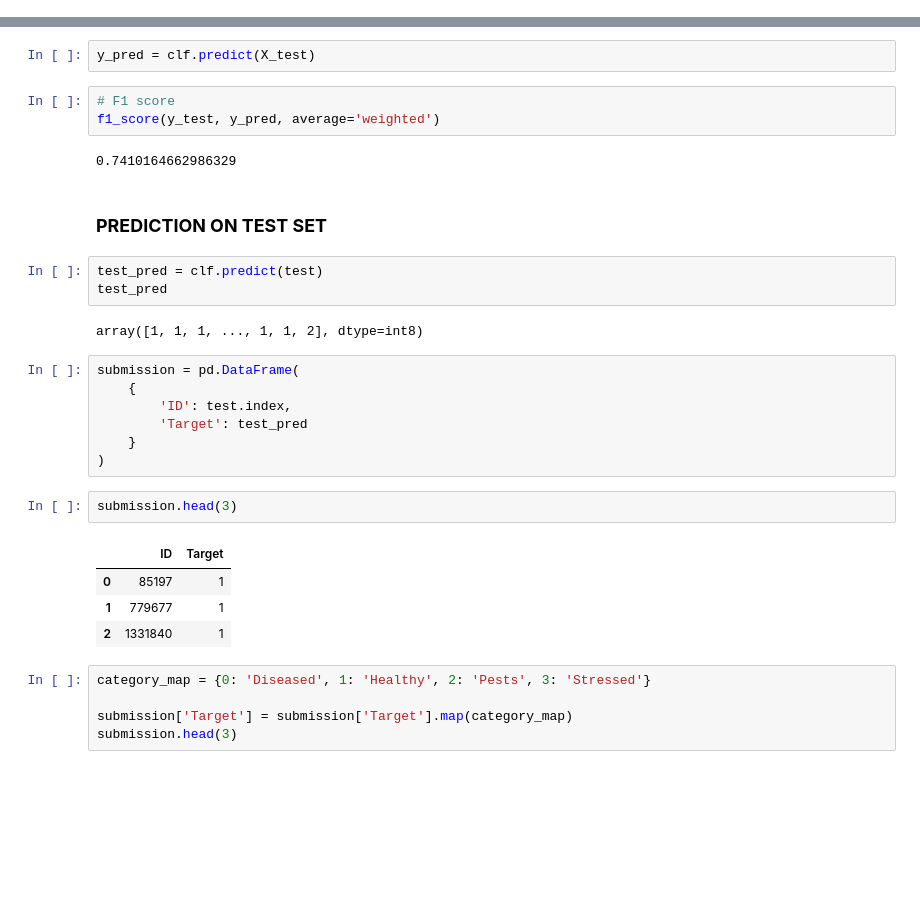
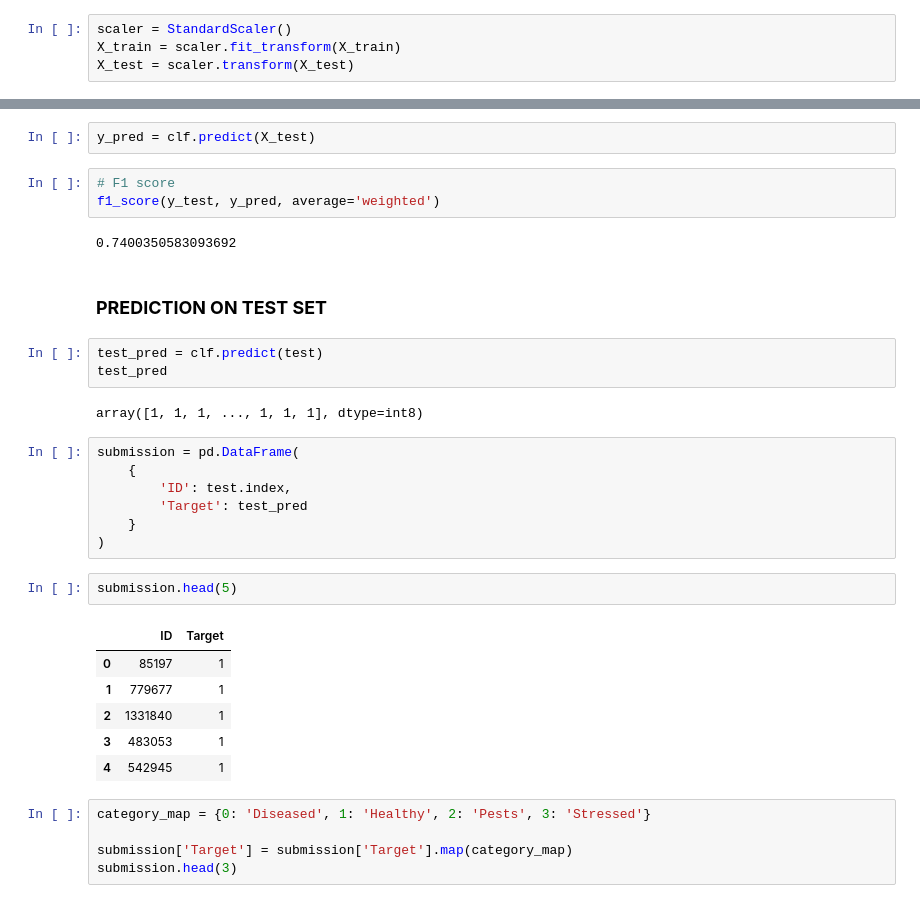
Before and after one commit to AduragbemiOyinlola/TCHC, a Jupyter notebook: crop_health.ipynb, the cells around one changed output, grey strips where cells are left out. Cells and saved outputs as stored; diff of their text form; blank space fills up the shorter version.

```diff
--- a/crop_health.ipynb
+++ b/crop_health.ipynb
@@ -340,3 +351,7 @@ X_train, y_train = sm.fit_resample(X_train, y_train)
+# %%
+scaler = StandardScaler()
+X_train = scaler.fit_transform(X_train)
+X_test = scaler.transform(X_test)
 # %%
 clf = RandomForestClassifier(n_estimators=500, random_state=42)
 clf.fit(X_train, y_train)
@@ -348,14 +363,14 @@ y_pred = clf.predict(X_test)
 # F1 score
 f1_score(y_test, y_pred, average='weighted')
 # %% [output]
-0.7410164662986329
+0.7400350583093692
 # %% [markdown]
 ### **PREDICTION ON TEST SET**
 # %%
 test_pred = clf.predict(test)
 test_pred
 # %% [output]
-array([1, 1, 1, ..., 1, 1, 2], dtype=int8)
+array([1, 1, 1, ..., 1, 1, 1], dtype=int8)
 # %%
 submission = pd.DataFrame(
     {
@@ -364,12 +379,14 @@ submission = pd.DataFrame(
     }
 )
 # %%
-submission.head(3)
+submission.head(5)
 # %% [output]
 |  | ID | Target |
 | 0 | 85197 | 1 |
 | 1 | 779677 | 1 |
 | 2 | 1331840 | 1 |
+| 3 | 483053 | 1 |
+| 4 | 542945 | 1 |
 # %%
 category_map = {0: 'Diseased', 1: 'Healthy', 2: 'Pests', 3: 'Stressed'}
 
```
Also changed, not shown: parts of 13 cells of this notebook.
